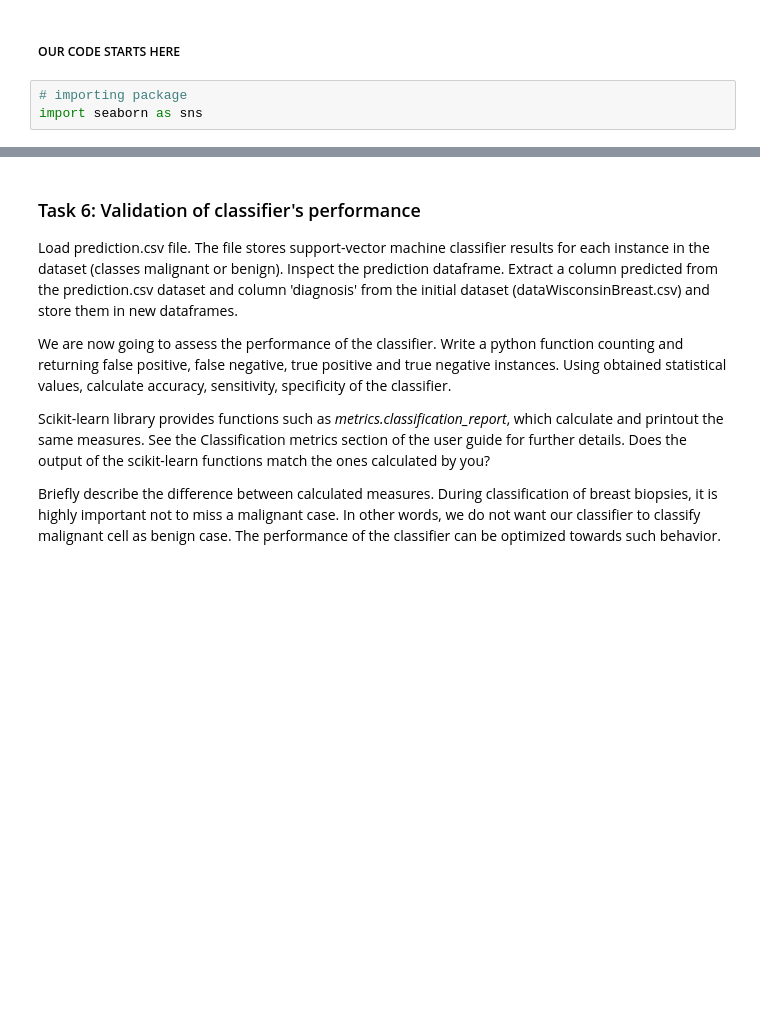
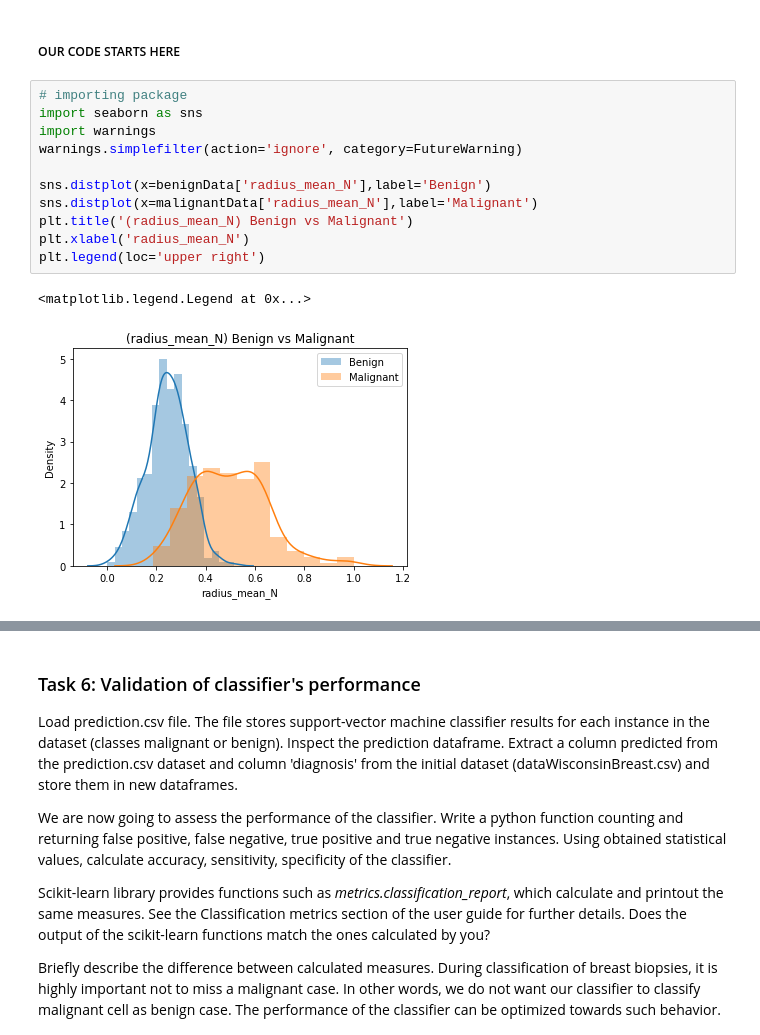
Before and after one commit to Aneruth/Clinical-Decision-Support-System, a Jupyter notebook: WPO1/WPO1-Student.ipynb, the cells around one changed output, grey strips where cells are left out. Drawn from its saved outputs; the diff is of its cells as text; blank space fills up the shorter version.

```diff
--- a/WPO1/WPO1-Student.ipynb
+++ b/WPO1/WPO1-Student.ipynb
@@ -370,6 +375,17 @@ You can now see the features distribution, but we can not distinguish which poin
 Could you print the same plot (radius, texture & concavity for malignant and benign cells) but instead of a seaborn scatterplot matrix (pairplot) use density distribution matrix (kdeplot matrix)?
 # %% [markdown]
 ##### OUR CODE STARTS HERE
-# %%
-# importing package
-import seaborn as sns
+# %%
+# importing package
+import seaborn as sns
+import warnings
+warnings.simplefilter(action='ignore', category=FutureWarning)
+
+sns.distplot(x=benignData['radius_mean_N'],label='Benign')
+sns.distplot(x=malignantData['radius_mean_N'],label='Malignant')
+plt.title('(radius_mean_N) Benign vs Malignant')
+plt.xlabel('radius_mean_N')
+plt.legend(loc='upper right')
+# %% [output]
+<matplotlib.legend.Legend at 0x...>
+[figure, added]
```
Also changed, not shown: parts of 9 cells of this notebook.
